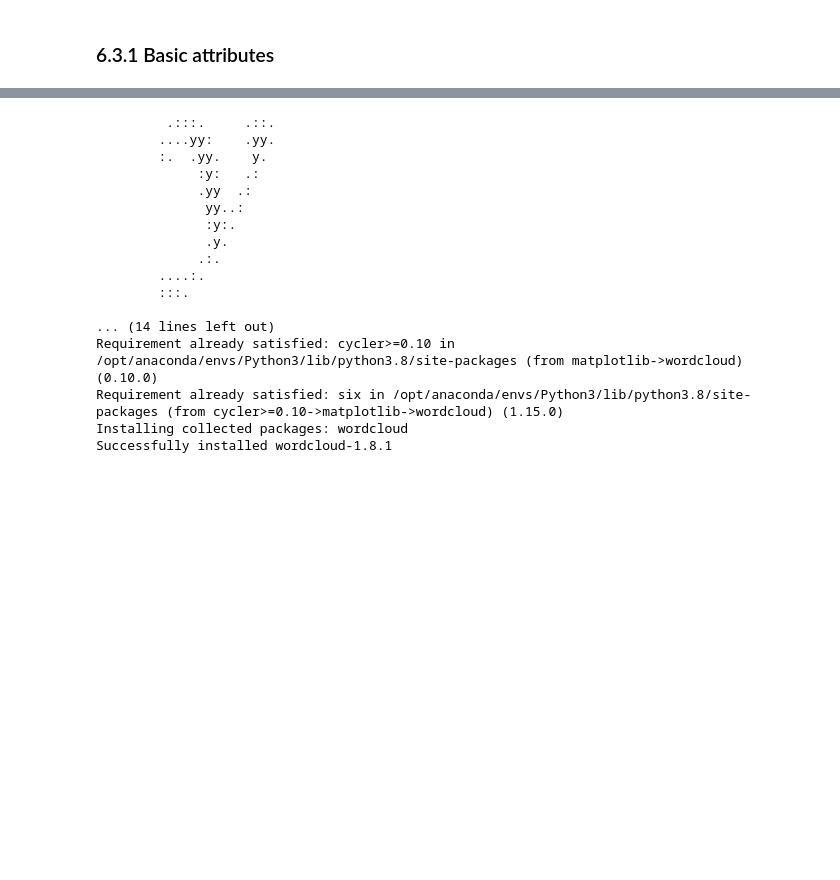
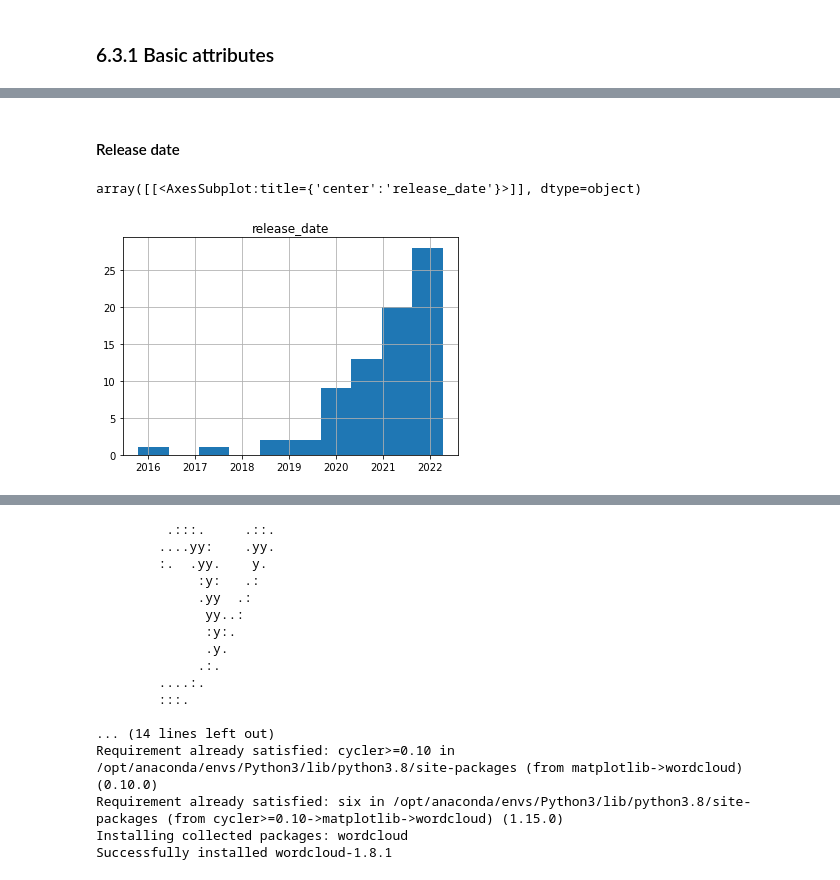
Before and after one commit to doratian99/MSIN0166-DE-Individual-Project, a Jupyter notebook: Notebook Folder/Notebook.ipynb, the cells around one changed output, grey strips where cells are left out. Saved outputs shown, nothing was run; the diff lists cells and outputs as text; code cells hidden in the pictures; blank space fills up the shorter version.

```diff
--- a/Notebook Folder/Notebook.ipynb
+++ b/Notebook Folder/Notebook.ipynb
@@ -1413,0 +1479,7 @@ combined_df.head(5)
+# %% [markdown]
+#### Release date
+# %%
+combined_df.hist('release_date')
+# %% [output]
+array([[<AxesSubplot:title={'center':'release_date'}>]], dtype=object)
+[figure, added]
```
Also changed, not shown: parts of 32 cells of this notebook.
